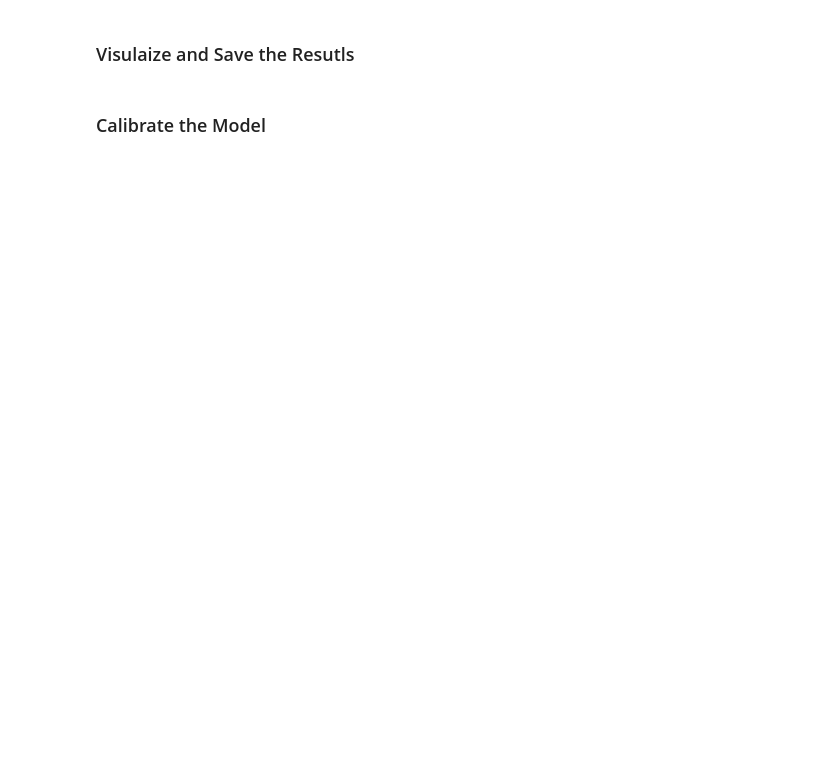
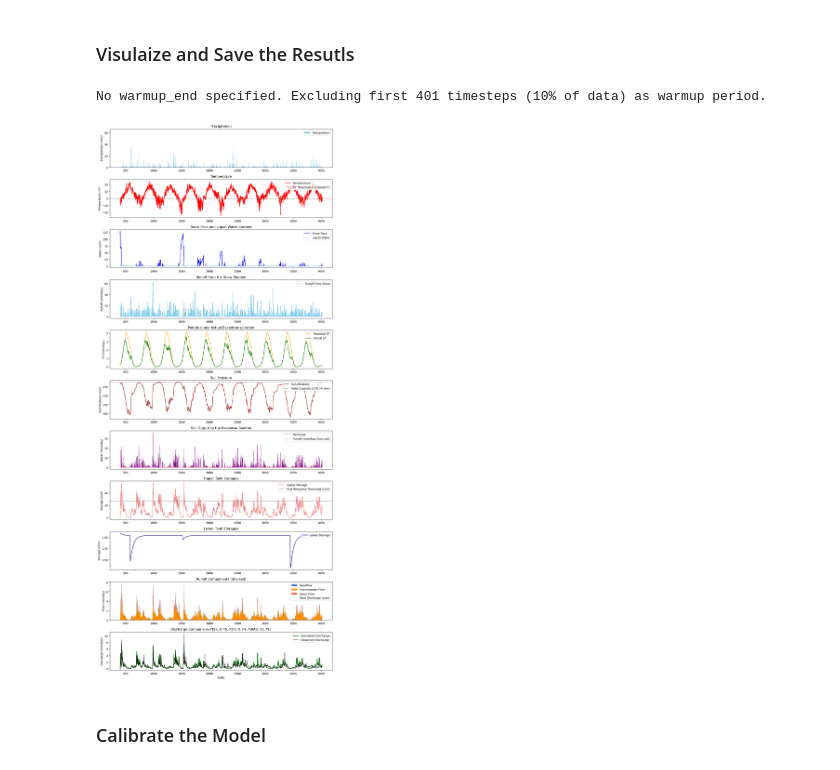
Before and after one commit to abdallaox/HBV_python_implementation, a Jupyter notebook: quick_start_guide.ipynb, the cells around one changed output. Saved outputs shown, nothing was run; the diff lists cells and outputs as text; code cells hidden in the pictures; blank space fills up the shorter version.

```diff
--- a/quick_start_guide.ipynb
+++ b/quick_start_guide.ipynb
@@ -150,13 +166,16 @@ Correlation: 0.949
 ### Visulaize and Save the Resutls
 # %%
 # 6. Visualize results
-#model_calibration.plot_results(output_file=None)
+model_calibration.plot_results(output_file=None)
 
 #7. Save results to CSV (optional)
 # model_calibration.save_results("./results/hbv_uncalibrated_results.csv")
 
 # Save the model for later use
 # model_calibration.save_model('./models/ubnb_uncalibrated')
+# %% [output]
+No warmup_end specified. Excluding first 401 timesteps (10% of data) as warmup period.
+[figure, added]
 # %% [markdown]
 ### Calibrate the Model
 # %%
```
Also changed, not shown: parts of 12 cells of this notebook, 2 other files.
